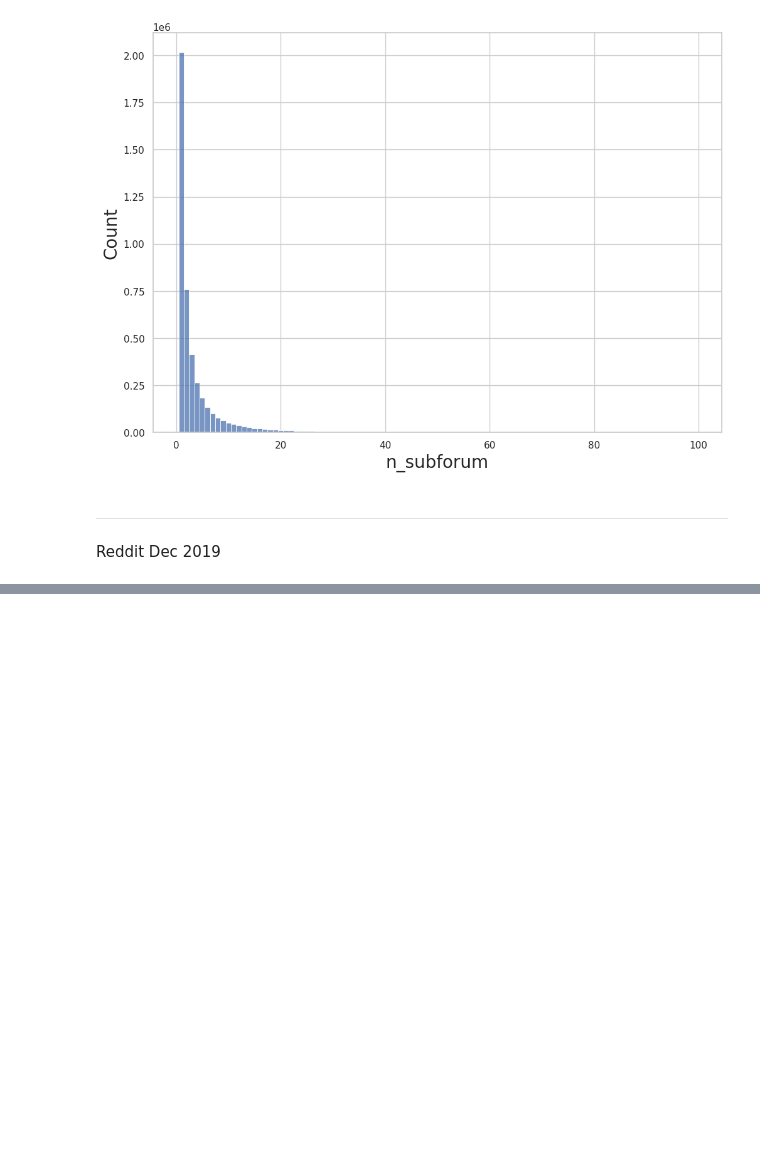
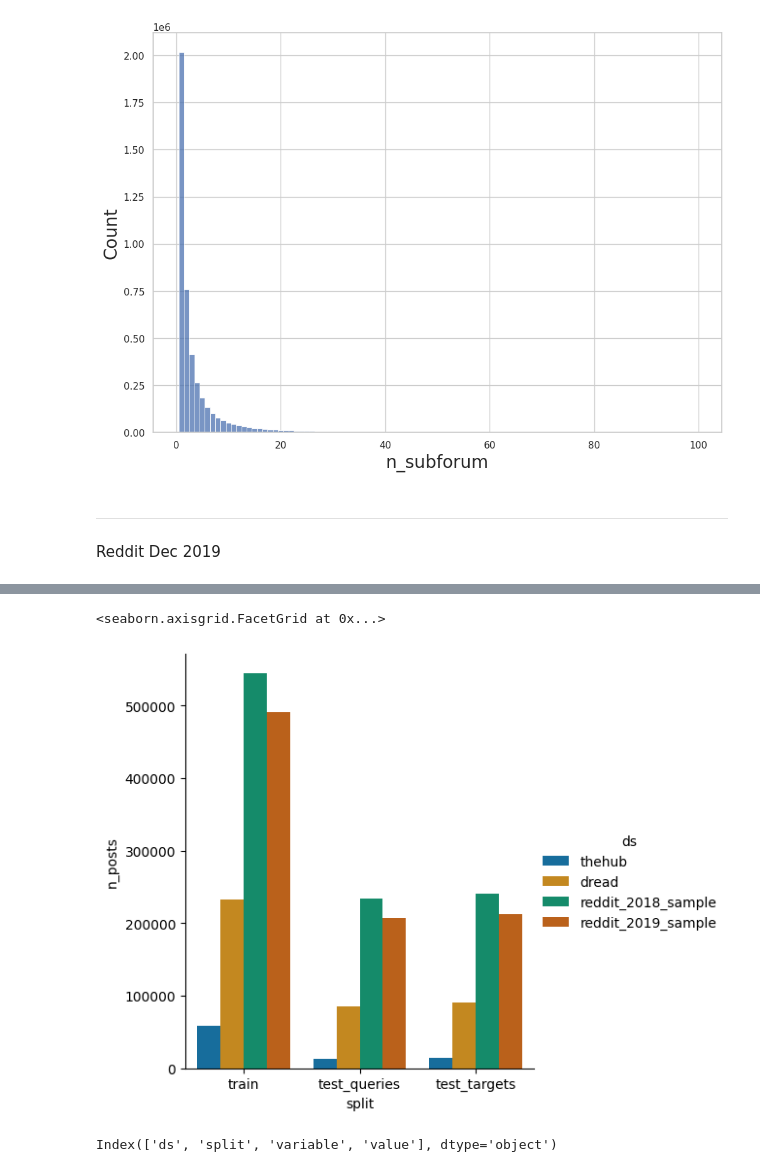
Before and after one commit to pranavmaneriker/ccc_darkweb_stylometry, a Jupyter notebook: data/SummaryStats.ipynb, the cells around one changed output, grey strips where cells are left out. Drawn from its saved outputs; the diff is of its cells as text; code cells hidden in the pictures; blank space fills up the shorter version.

```diff
--- a/data/SummaryStats.ipynb
+++ b/data/SummaryStats.ipynb
@@ -143,0 +214,5 @@ Authors with n_subforum above thresh (>= 100):  [('Team_Pluto', 108), ('Scoot_Ya
+# %%
+sns.catplot(df, kind="bar", x="split", y="n_posts", hue="ds", palette="colorblind")
+# %% [output]
+<seaborn.axisgrid.FacetGrid at 0x...>
+[figure, added]
@@ -143,0 +221,4 @@ Authors with n_subforum above thresh (>= 100):  [('Team_Pluto', 108), ('Scoot_Ya
+# %%
+m_df.columns
+# %% [output]
+Index(['ds', 'split', 'variable', 'value'], dtype='object')
```
Also changed, not shown: parts of 15 cells of this notebook, 6 other files.
